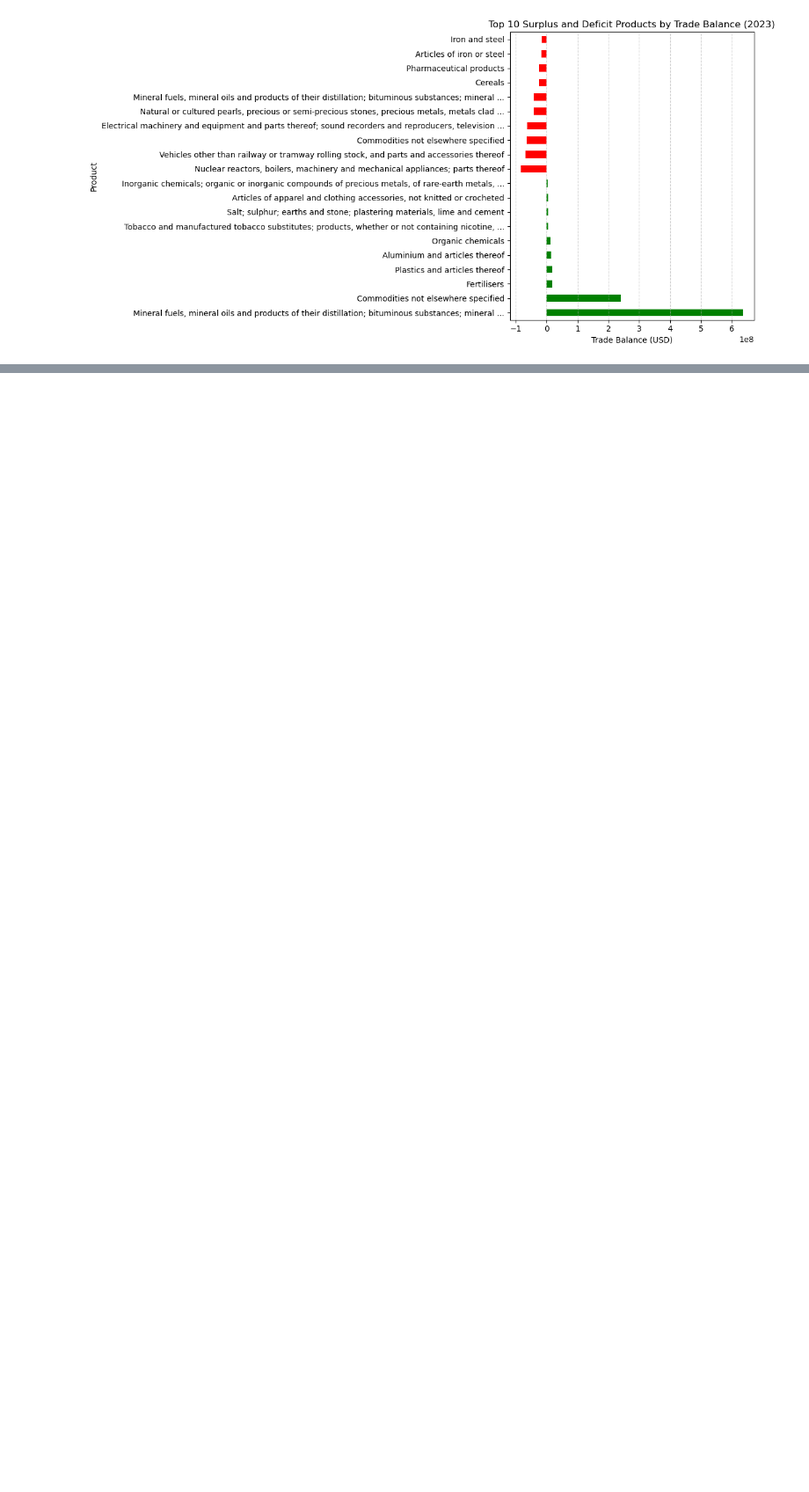
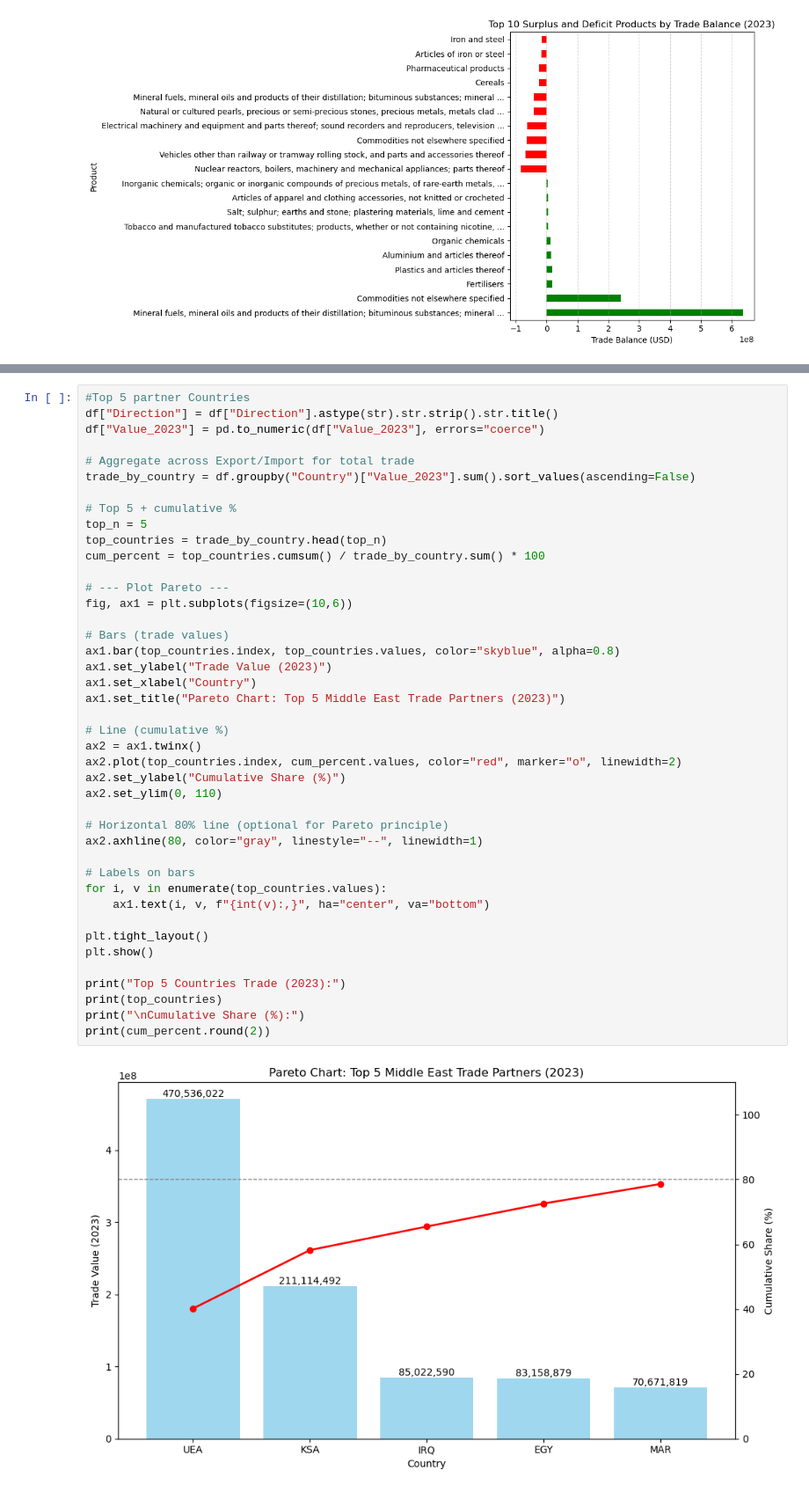
Before and after one commit to Gaurabh23/Bilateral-Trade-Analyais-of-Middle-East-and-Australia, a Jupyter notebook: EDA.ipynb, the cells around one changed output, grey strips where cells are left out. Shown at 88% size. Drawn from its saved outputs; the diff is of its cells as text; blank space fills up the shorter version.

```diff
--- a/EDA.ipynb
+++ b/EDA.ipynb
@@ -324,0 +523,44 @@ plt.show()
+# %%
+#Top 5 partner Countries
+df["Direction"] = df["Direction"].astype(str).str.strip().str.title()
+df["Value_2023"] = pd.to_numeric(df["Value_2023"], errors="coerce")
+
+# Aggregate across Export/Import for total trade
+trade_by_country = df.groupby("Country")["Value_2023"].sum().sort_values(ascending=False)
+
+# Top 5 + cumulative %
+top_n = 5
+top_countries = trade_by_country.head(top_n)
+cum_percent = top_countries.cumsum() / trade_by_country.sum() * 100
+
+# --- Plot Pareto ---
+fig, ax1 = plt.subplots(figsize=(10,6))
+
+# Bars (trade values)
+ax1.bar(top_countries.index, top_countries.values, color="skyblue", alpha=0.8)
+ax1.set_ylabel("Trade Value (2023)")
+ax1.set_xlabel("Country")
+ax1.set_title("Pareto Chart: Top 5 Middle East Trade Partners (2023)")
+
+# Line (cumulative %)
+ax2 = ax1.twinx()
+ax2.plot(top_countries.index, cum_percent.values, color="red", marker="o", linewidth=2)
+ax2.set_ylabel("Cumulative Share (%)")
+ax2.set_ylim(0, 110)
+
+# Horizontal 80% line (optional for Pareto principle)
+ax2.axhline(80, color="gray", linestyle="--", linewidth=1)
+
+# Labels on bars
+for i, v in enumerate(top_countries.values):
+    ax1.text(i, v, f"{int(v):,}", ha="center", va="bottom")
+
+plt.tight_layout()
+plt.show()
+
+print("Top 5 Countries Trade (2023):")
+print(top_countries)
+print("\nCumulative Share (%):")
+print(cum_percent.round(2))
+# %% [output]
+[figure, added]
```
Also changed, not shown: parts of 8 cells of this notebook.
